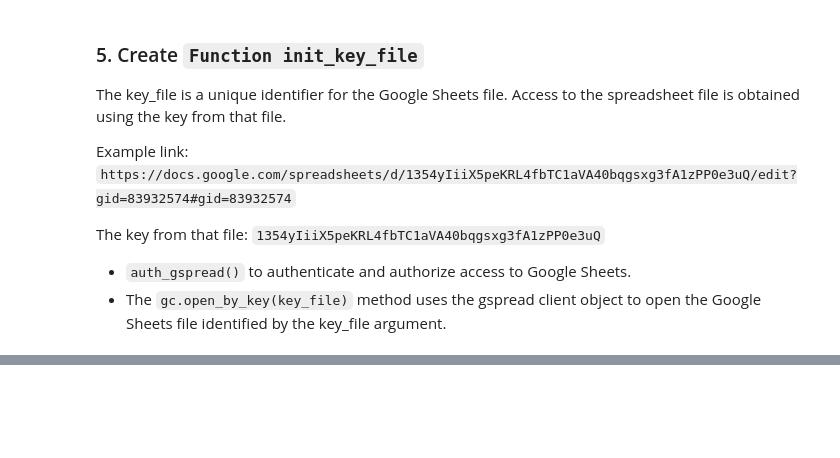
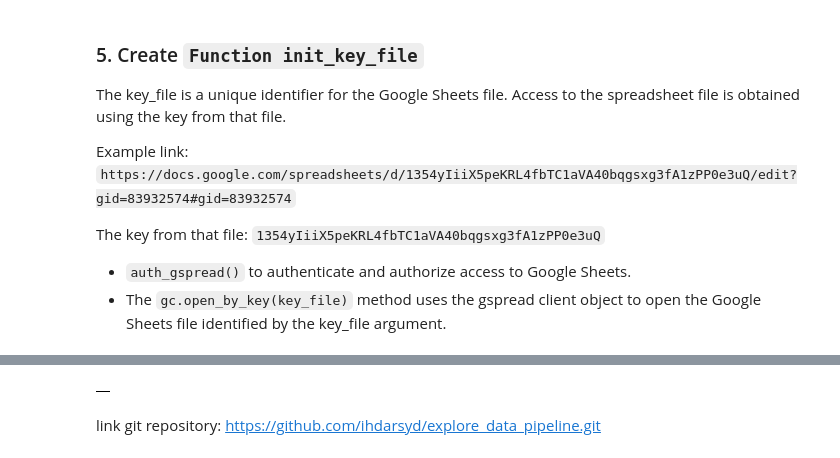
Before and after one commit to Kurikulum-Sekolah-Pacmann/ingestion_data_pipeline, a Jupyter notebook: materi5.ipynb, the cells around one changed output, grey strips where cells are left out. Cells and saved outputs as stored; diff of their text form; code cells hidden in the pictures; blank space fills up the shorter version.

```diff
--- a/materi5.ipynb
+++ b/materi5.ipynb
@@ -359,0 +483,16 @@ df_customer
+# %%
+current_date = datetime.now().strftime("%Y-%m-%d")
+link_api = "https://api-order-teal.vercel.app/api/dummydata"
+list_parameter = {
+    "start_date": current_date,
+    "end_date": current_date
+}
+
+df_api = extract_api(link_api, list_parameter, "order")
+# %%
+df_api
+# There is no new data available at this time (empty)
+# %% [output]
+|  |
+# %% [markdown]
+link git repository: https://github.com/ihdarsyd/explore_data_pipeline.git
```
Also changed, not shown: parts of 37 cells of this notebook, 7 other files.
